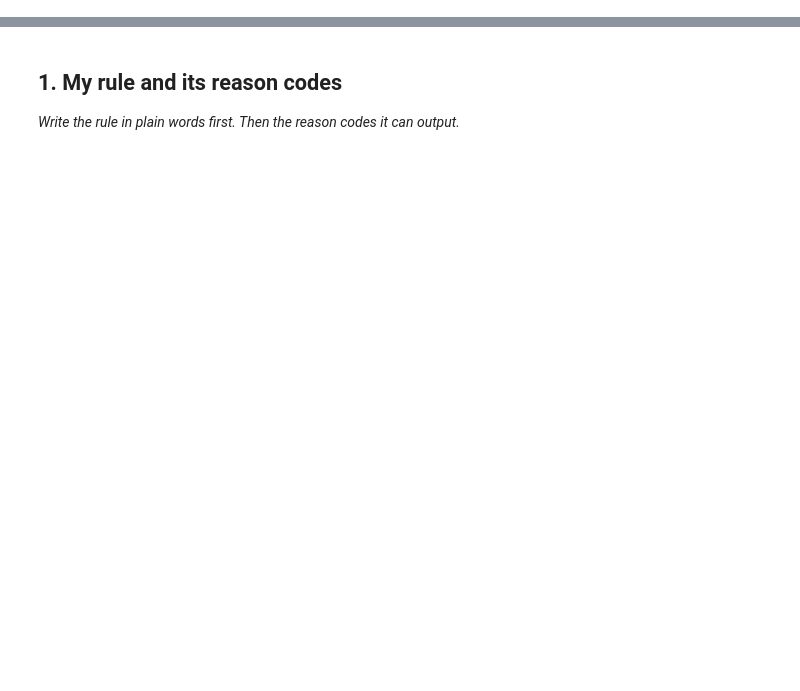
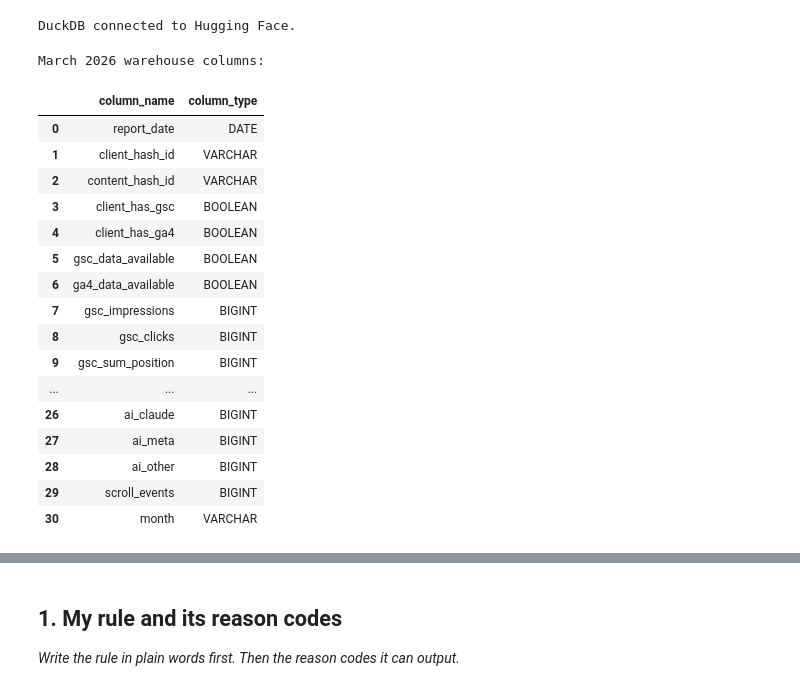
Before and after one commit to SNK005/flyrank-ml-internship, a Jupyter notebook: work/notebooks/w04_baseline_score.ipynb, the cells around one changed output, grey strips where cells are left out. Drawn from its saved outputs; the diff is of its cells as text; code cells hidden in the pictures; blank space fills up the shorter version.

```diff
--- a/work/notebooks/w04_baseline_score.ipynb
+++ b/work/notebooks/w04_baseline_score.ipynb
@@ -6,3 +8,49 @@
 This skeleton is yours to fill. Work the sections **in order** — each one has a one-line hint. Simple words, honest numbers.
 
 > Working with an AI assistant? Tell it to read `skills/README.md` first and load the one skill this assignment names on its card.
+# %%
+%pip -q install duckdb huggingface_hub
+
+import duckdb
+import pandas as pd
+from google.colab import userdata
+
+token = userdata.get("HF_TOKEN")
+
+con = duckdb.connect()
+con.execute(
+    f"CREATE OR REPLACE SECRET hf "
+    f"(TYPE huggingface, TOKEN '{token}')"
+)
+
+print("DuckDB connected to Hugging Face.")
+# %% [output]
+DuckDB connected to Hugging Face.
+# %%
+# ML-07: inspect the available March 2026 warehouse fields
+
+REL = "read_parquet('hf://datasets/FlyRank/internship-warehouse/fact_content_daily_performance/month=2026-03/*.parquet')"
+
+schema = con.sql(f"DESCRIBE SELECT * FROM {REL}").df()
+
+print("March 2026 warehouse columns:")
+display(schema[["column_name", "column_type"]])
+# %% [output]
+March 2026 warehouse columns:
+|  | column_name | column_type |
+| 0 | report_date | DATE |
+| 1 | client_hash_id | VARCHAR |
+| 2 | content_hash_id | VARCHAR |
+| 3 | client_has_gsc | BOOLEAN |
+| 4 | client_has_ga4 | BOOLEAN |
+| 5 | gsc_data_available | BOOLEAN |
+| 6 | ga4_data_available | BOOLEAN |
+| 7 | gsc_impressions | BIGINT |
+| 8 | gsc_clicks | BIGINT |
+| 9 | gsc_sum_position | BIGINT |
+| ... | ... | ... |
+| 26 | ai_claude | BIGINT |
+| 27 | ai_meta | BIGINT |
+| 28 | ai_other | BIGINT |
+| 29 | scroll_events | BIGINT |
+| 30 | month | VARCHAR |
```
Also changed, not shown: parts of 19 cells of this notebook.
